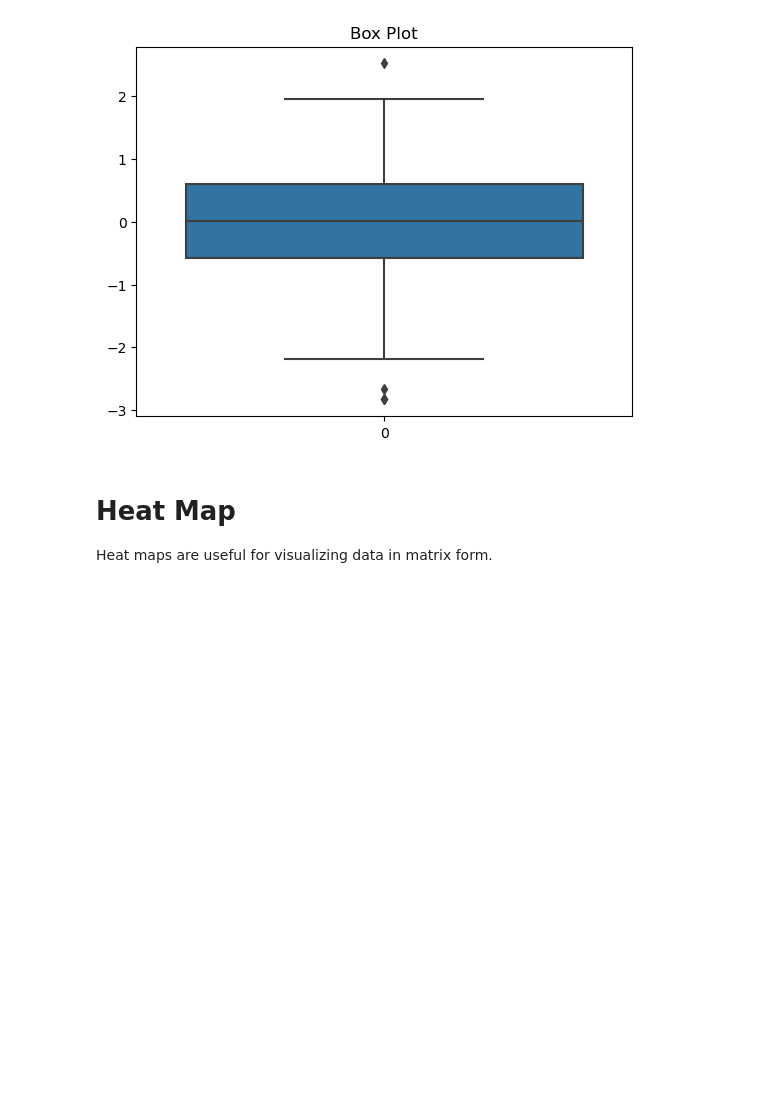
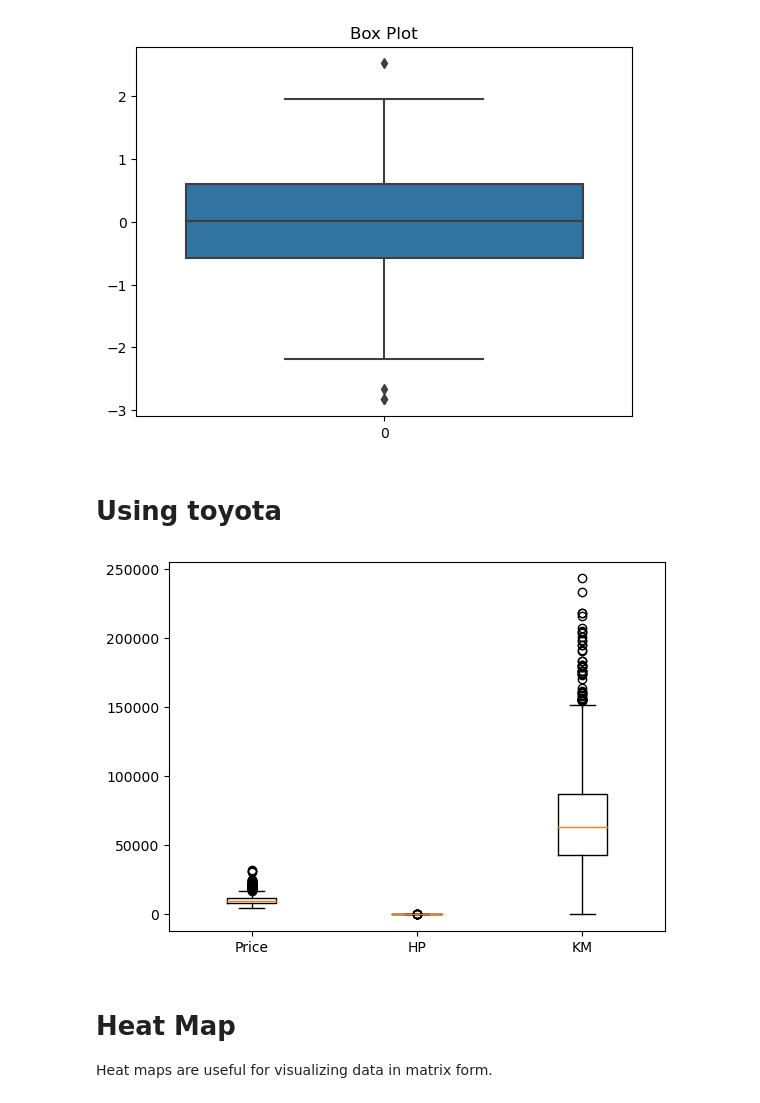
Before and after one commit to kramachandrashenoy/ML-Lab, a Jupyter notebook: 2/program 2.ipynb, the cells around one changed output. Cells and saved outputs as stored; diff of their text form; code cells hidden in the pictures; blank space fills up the shorter version.

```diff
--- a/2/program 2.ipynb
+++ b/2/program 2.ipynb
@@ -34,6 +34,21 @@ plt.title('Box Plot')
 plt.show()
 # %% [output]
 [figure]
+# %% [markdown]
+# Using toyota
+# %%
+import pandas as pd
+import matplotlib.pyplot as plt
+
+data=pd.read_csv(r"C:\Users\Ramachandra\OneDrive\Desktop\ML Lab\ToyotaCorolla.csv")
+
+plt.boxplot([data["Price"],data["HP"],data["KM"]])
+
+plt.xticks([1,2,3],["Price","HP","KM"])
+
+plt.show()
+# %% [output]
+[figure, added]
 # %% [markdown]
 # Heat Map
 Heat maps are useful for visualizing data in matrix form.
```
Also changed, not shown: parts of 6 cells of this notebook.
